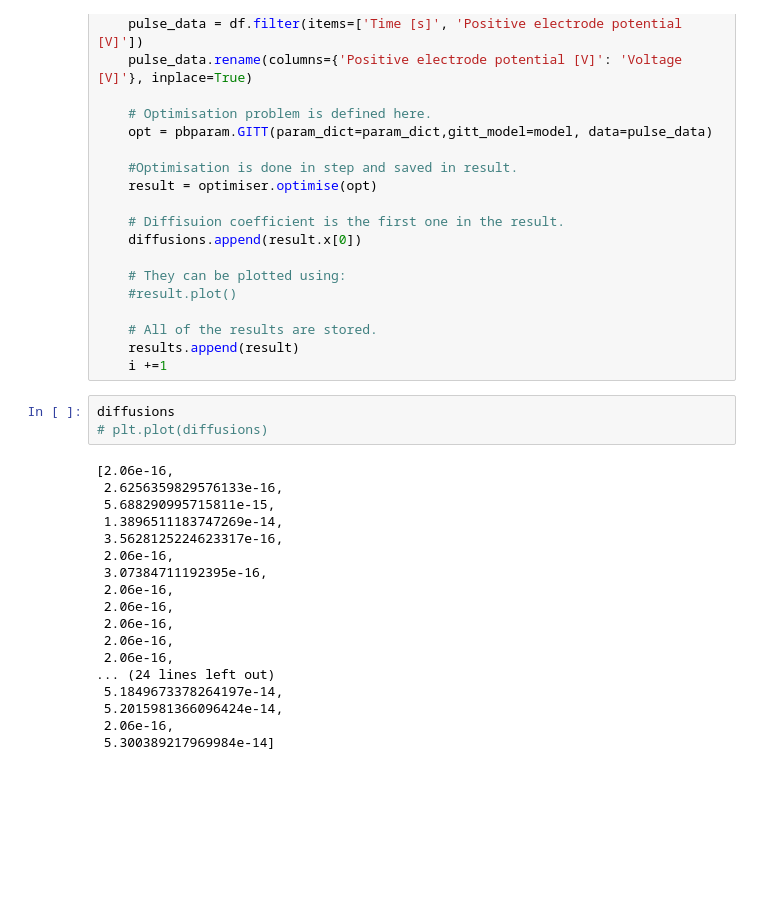
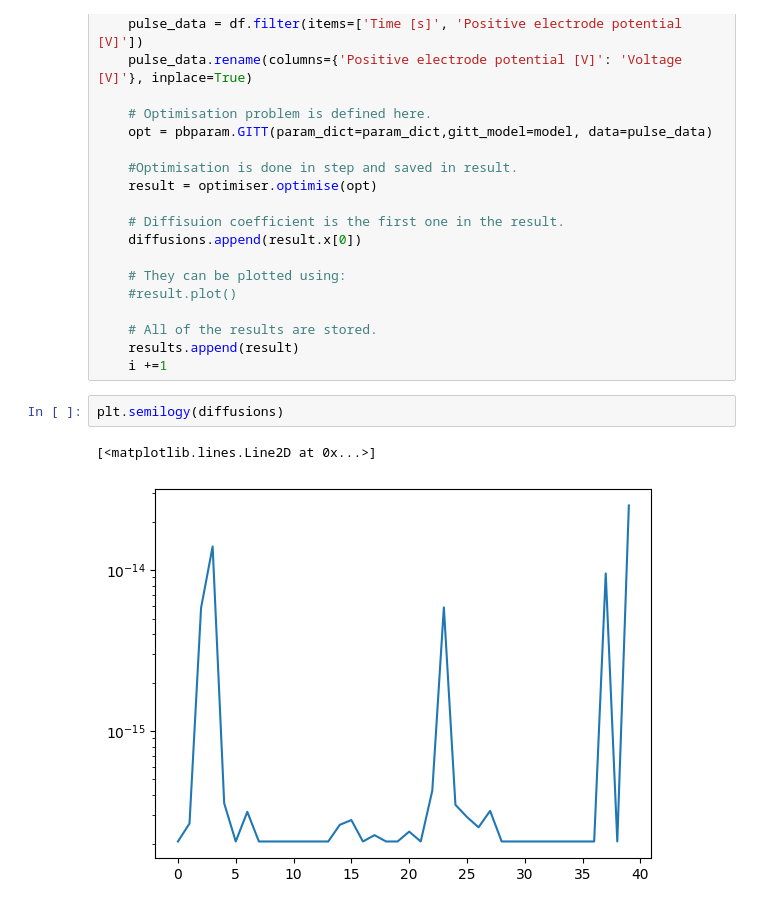
Before and after one commit to paramm-team/pybamm-param, a Jupyter notebook: examples/notebooks/GITT_loop.ipynb, the cells around one changed output. Drawn from its saved outputs; the diff is of its cells as text; blank space fills up the shorter version.

```diff
--- a/examples/notebooks/GITT_loop.ipynb
+++ b/examples/notebooks/GITT_loop.ipynb
@@ -213,23 +217,7 @@ for name, df in dfs.items():
     results.append(result)
     i +=1
 # %%
-diffusions
-# plt.plot(diffusions)
+plt.semilogy(diffusions)
 # %% [output]
-[2.06e-16,
- 2.6256359829576133e-16,
- 5.688290995715811e-15,
- 1.3896511183747269e-14,
- 3.5628125224623317e-16,
- 2.06e-16,
- 3.07384711192395e-16,
- 2.06e-16,
- 2.06e-16,
- 2.06e-16,
- 2.06e-16,
- 2.06e-16,
-... (24 lines left out)
- 5.1849673378264197e-14,
- 5.2015981366096424e-14,
- 2.06e-16,
- 5.300389217969984e-14]
+[<matplotlib.lines.Line2D at 0x...>]
+[figure, added]
```
Also changed, not shown: parts of 5 cells of this notebook, 42 other files.
